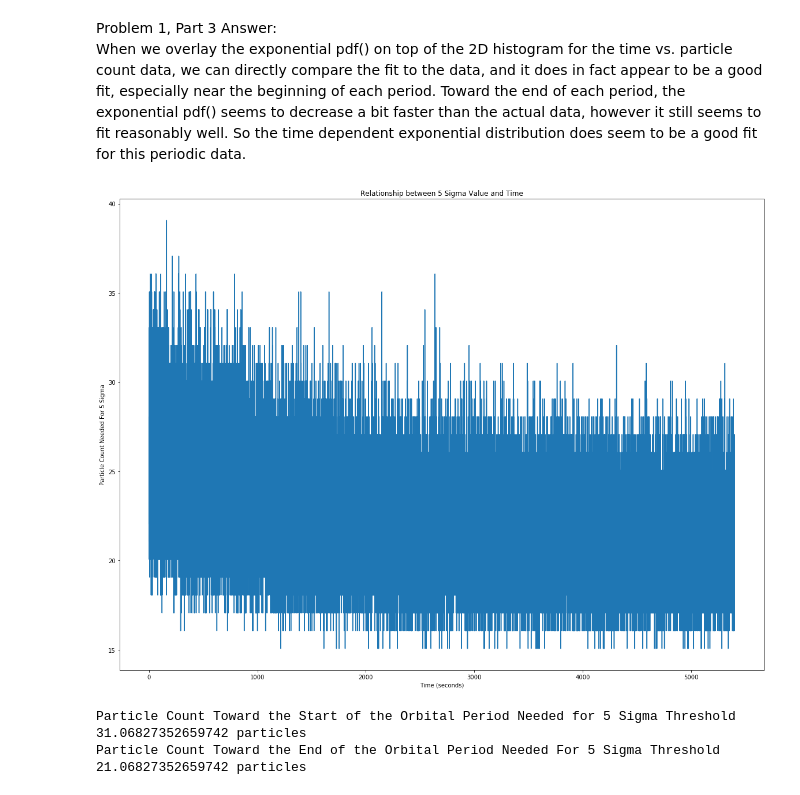
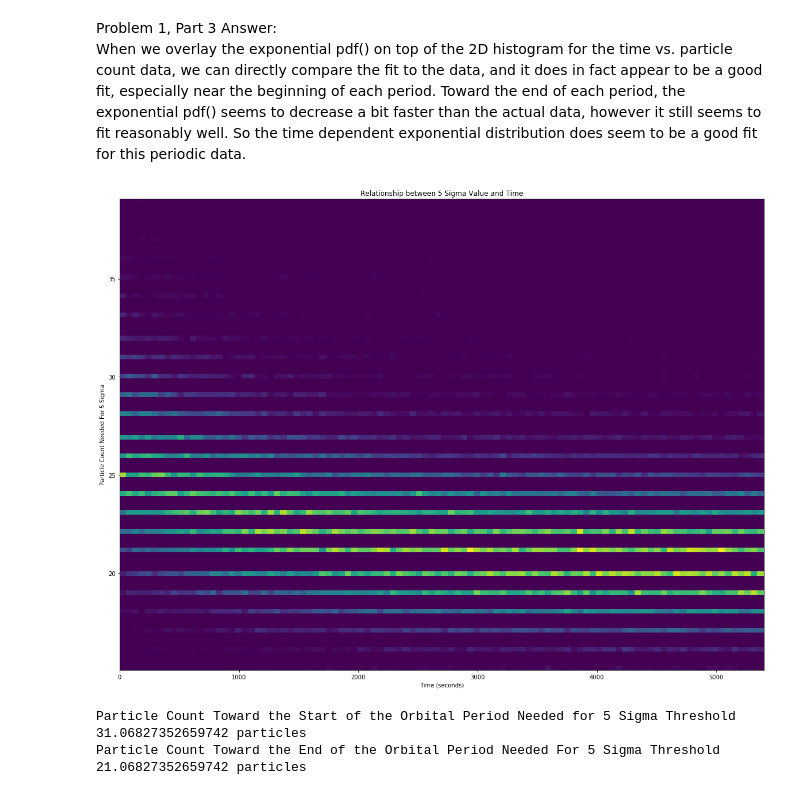
Before and after one commit to ecb49/burns_phys434, a Jupyter notebook: labs/Burns_Lab4.ipynb, the cells around one changed output. Drawn from its saved outputs; the diff is of its cells as text; code cells hidden in the pictures.

```diff
--- a/labs/Burns_Lab4.ipynb
+++ b/labs/Burns_Lab4.ipynb
@@ -132,15 +132,15 @@ When we overlay the exponential pdf() on top of the 2D histogram for the time vs
 # %%
 #Problem 1, Part 4
 sig5prob = 1-1/3.5e6
 sec5sig = stats.expon.ppf(sig5prob,data[3,95700:148000])
 x = np.linspace(0,5400,52300)
-plt.plot(x,sec5sig)
+plt.hist2d(x,sec5sig, bins = 100)
 plt.xlabel('Time (seconds)')
 plt.ylabel('Particle Count Needed For 5 Sigma')
 plt.title('Relationship between 5 Sigma Value and Time')
 plt.show()
 # %% [output]
-[figure, old version]
+[figure, new version]
 # %%
 sec5sig = stats.expon.ppf(sig5prob,data[3,100000])
 print('Particle Count Toward the Start of the Orbital Period Needed for 5 Sigma Threshold',sec5sig,'particles')
```
Also changed, not shown: parts of 8 cells of this notebook.
